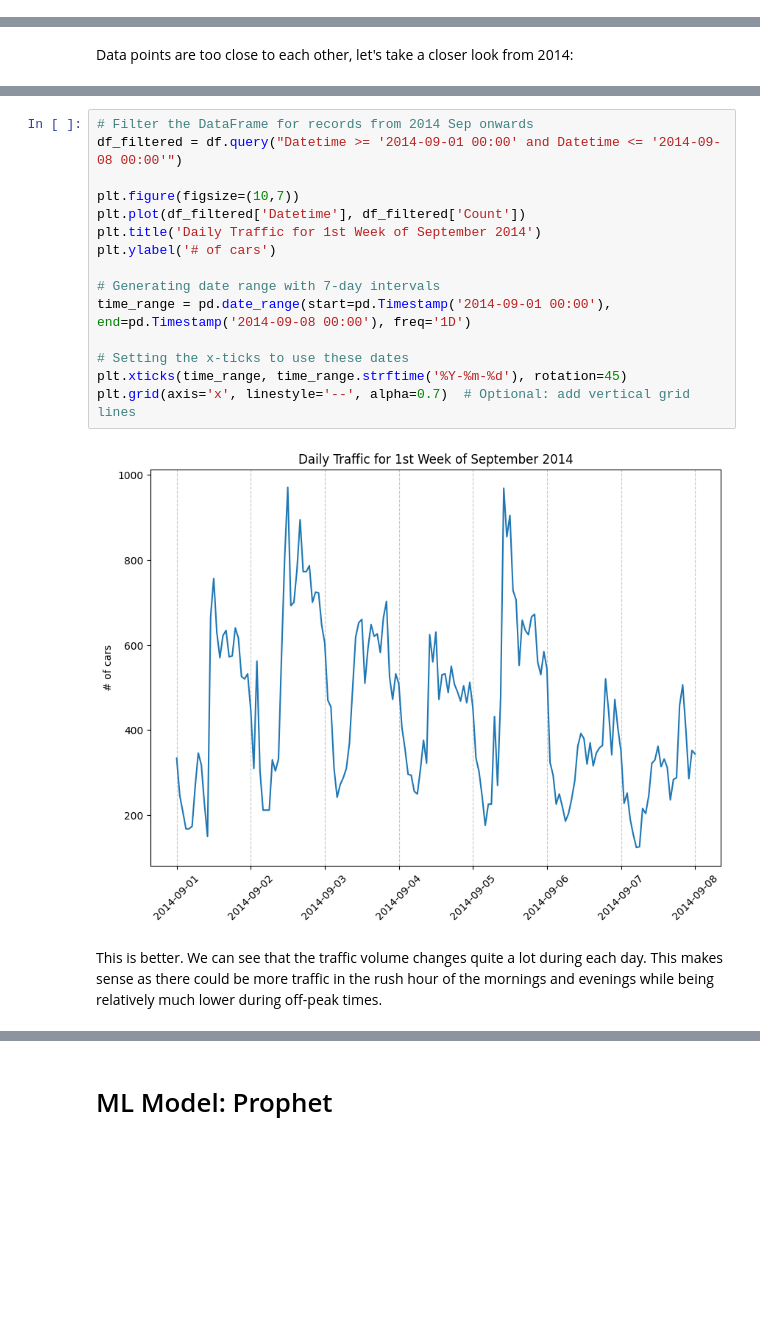
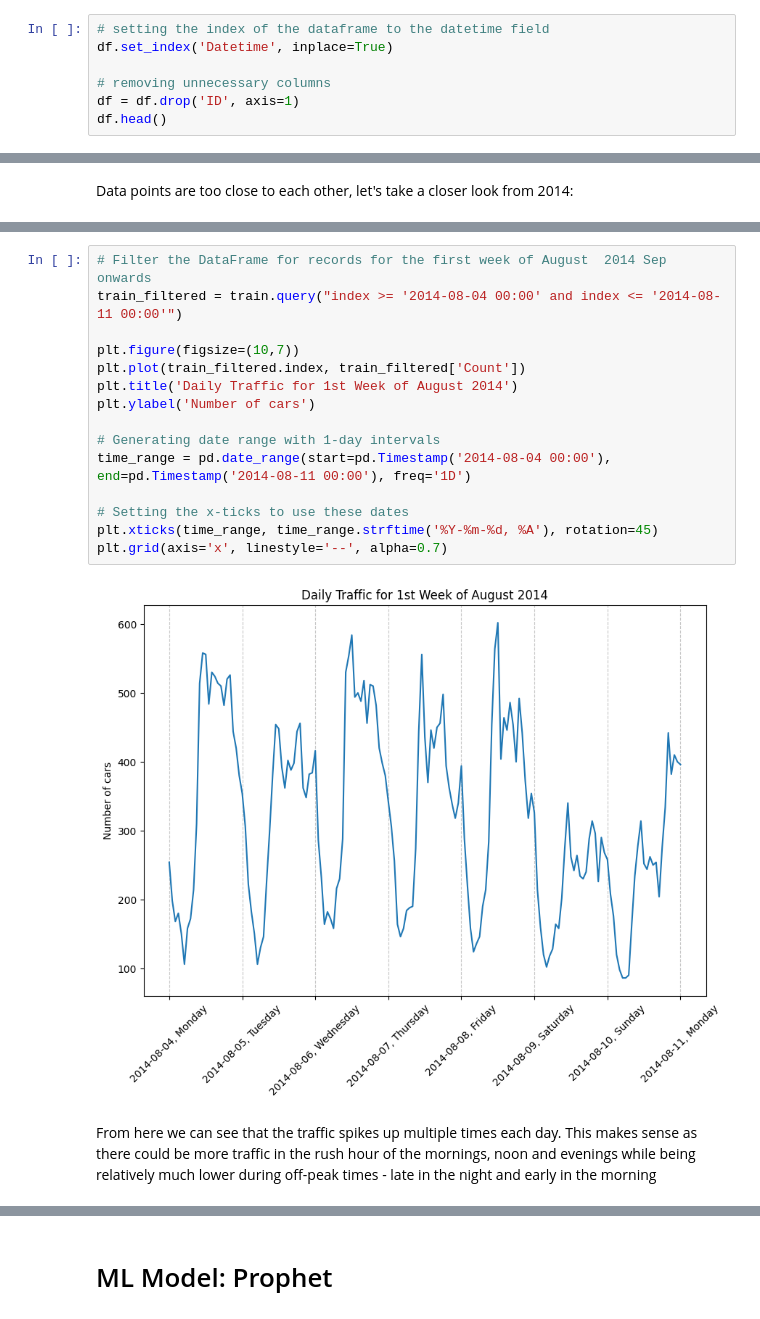
Before and after one commit to rkaushick-neu/traffic-forecasting, a Jupyter notebook: traffic_forecast_1.ipynb, the cells around one changed output, grey strips where cells are left out. Drawn from its saved outputs; the diff is of its cells as text; blank space fills up the shorter version.

```diff
--- a/traffic_forecast_1.ipynb
+++ b/traffic_forecast_1.ipynb
@@ -61,3 +60,10 @@ Data columns (total 3 columns):
  2   Count     18288 non-null  int64
 dtypes: datetime64[ns](1), int64(2)
 memory usage: 428.8 KB
+# %%
+# setting the index of the dataframe to the datetime field
+df.set_index('Datetime', inplace=True)
+
+# removing unnecessary columns
+df = df.drop('ID', axis=1)
+df.head()
@@ -117,19 +182,19 @@ plt.grid(axis='x', linestyle='--', alpha=0.7)  # Optional: add vertical grid lin
 # %%
-# Filter the DataFrame for records from 2014 Sep onwards
-df_filtered = df.query("Datetime >= '2014-09-01 00:00' and Datetime <= '2014-09-08 00:00'")
+# Filter the DataFrame for records for the first week of August  2014 Sep onwards
+train_filtered = train.query("index >= '2014-08-04 00:00' and index <= '2014-08-11 00:00'")
 
 plt.figure(figsize=(10,7))
-plt.plot(df_filtered['Datetime'], df_filtered['Count'])
-plt.title('Daily Traffic for 1st Week of September 2014')
-plt.ylabel('# of cars')
+plt.plot(train_filtered.index, train_filtered['Count'])
+plt.title('Daily Traffic for 1st Week of August 2014')
+plt.ylabel('Number of cars')
 
-# Generating date range with 7-day intervals
-time_range = pd.date_range(start=pd.Timestamp('2014-09-01 00:00'), end=pd.Timestamp('2014-09-08 00:00'), freq='1D')
+# Generating date range with 1-day intervals
+time_range = pd.date_range(start=pd.Timestamp('2014-08-04 00:00'), end=pd.Timestamp('2014-08-11 00:00'), freq='1D')
 
 # Setting the x-ticks to use these dates
-plt.xticks(time_range, time_range.strftime('%Y-%m-%d'), rotation=45)
-plt.grid(axis='x', linestyle='--', alpha=0.7)  # Optional: add vertical grid lines
+plt.xticks(time_range, time_range.strftime('%Y-%m-%d, %A'), rotation=45)
+plt.grid(axis='x', linestyle='--', alpha=0.7)
 # %% [output]
-[figure, old version]
+[figure, new version]
 # %% [markdown]
-This is better. We can see that the traffic volume changes quite a lot during each day. This makes sense as there could be more traffic in the rush hour of the mornings and evenings while being relatively much lower during off-peak times.
+From here we can see that the traffic spikes up multiple times each day. This makes sense as there could be more traffic in the rush hour of the mornings, noon and evenings while being relatively much lower during off-peak times - late in the night and early in the morning
```
Also changed, not shown: parts of 29 cells of this notebook.
